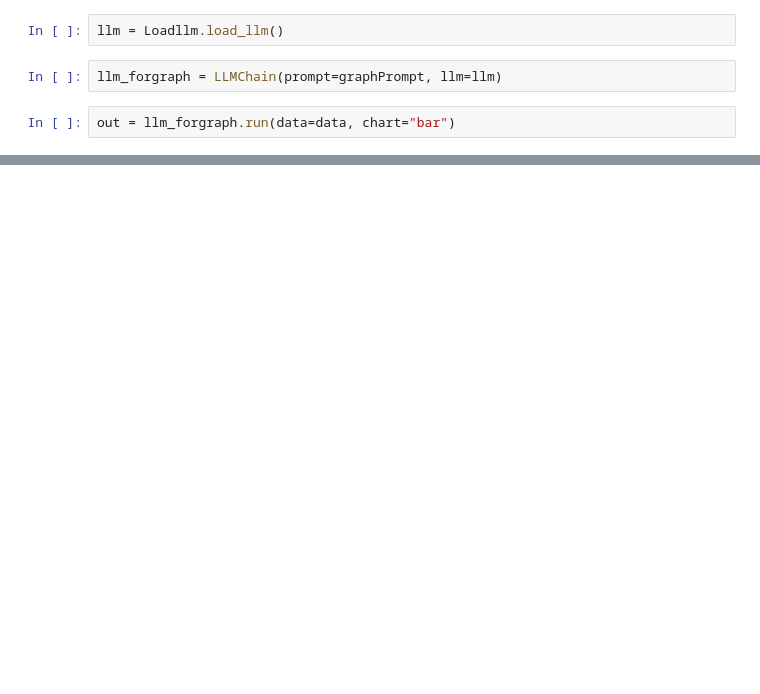
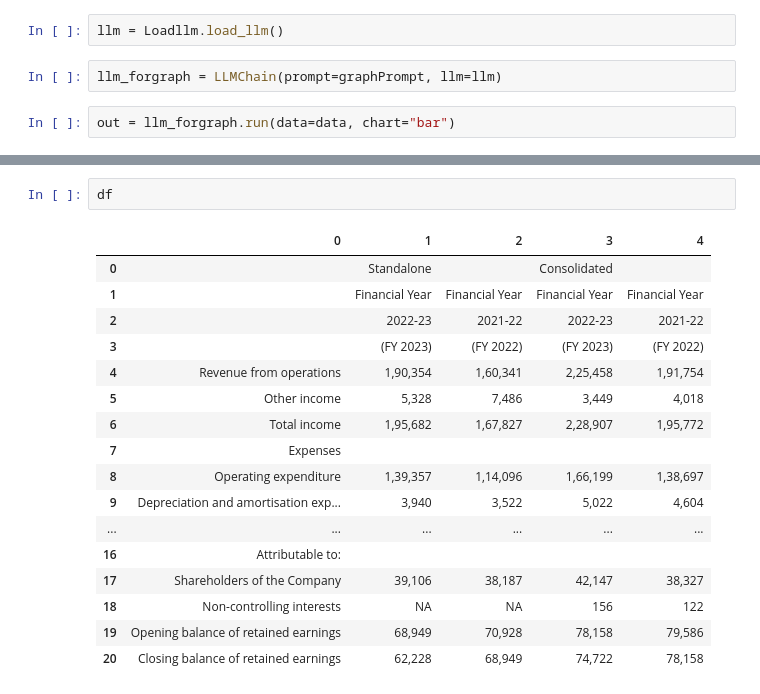
Before and after one commit to Mukesh-pilane/InsightFlow-Annual-Report-Companion, a Jupyter notebook: localllama/graphVisulization.ipynb, the cells around one changed output, grey strips where cells are left out. Cells and saved outputs as stored; diff of their text form; blank space fills up the shorter version.

```diff
--- a/localllama/graphVisulization.ipynb
+++ b/localllama/graphVisulization.ipynb
@@ -66,0 +150,20 @@ It can be observed from the comparison that there has been a significant increas
+# %%
+df
+# %% [output]
+|  | 0 | 1 | 2 | 3 | 4 |
+| 0 |  | Standalone |  | Consolidated |  |
+| 1 |  | Financial Year | Financial Year | Financial Year | Financial Year |
+| 2 |  | 2022-23 | 2021-22 | 2022-23 | 2021-22 |
+| 3 |  | (FY 2023) | (FY 2022) | (FY 2023) | (FY 2022) |
+| 4 | Revenue from operations | 1,90,354 | 1,60,341 | 2,25,458 | 1,91,754 |
+| 5 | Other income | 5,328 | 7,486 | 3,449 | 4,018 |
+| 6 | Total income | 1,95,682 | 1,67,827 | 2,28,907 | 1,95,772 |
+| 7 | Expenses |  |  |  |  |
+| 8 | Operating expenditure | 1,39,357 | 1,14,096 | 1,66,199 | 1,38,697 |
+| 9 | Depreciation and amortisation exp... | 3,940 | 3,522 | 5,022 | 4,604 |
+| ... | ... | ... | ... | ... | ... |
+| 16 | Attributable to: |  |  |  |  |
+| 17 | Shareholders of the Company | 39,106 | 38,187 | 42,147 | 38,327 |
+| 18 | Non-controlling interests | NA | NA | 156 | 122 |
+| 19 | Opening balance of retained earnings | 68,949 | 70,928 | 78,158 | 79,586 |
+| 20 | Closing balance of retained earnings | 62,228 | 68,949 | 74,722 | 78,158 |
```
Also changed, not shown: parts of 14 cells of this notebook, 12 other files.
